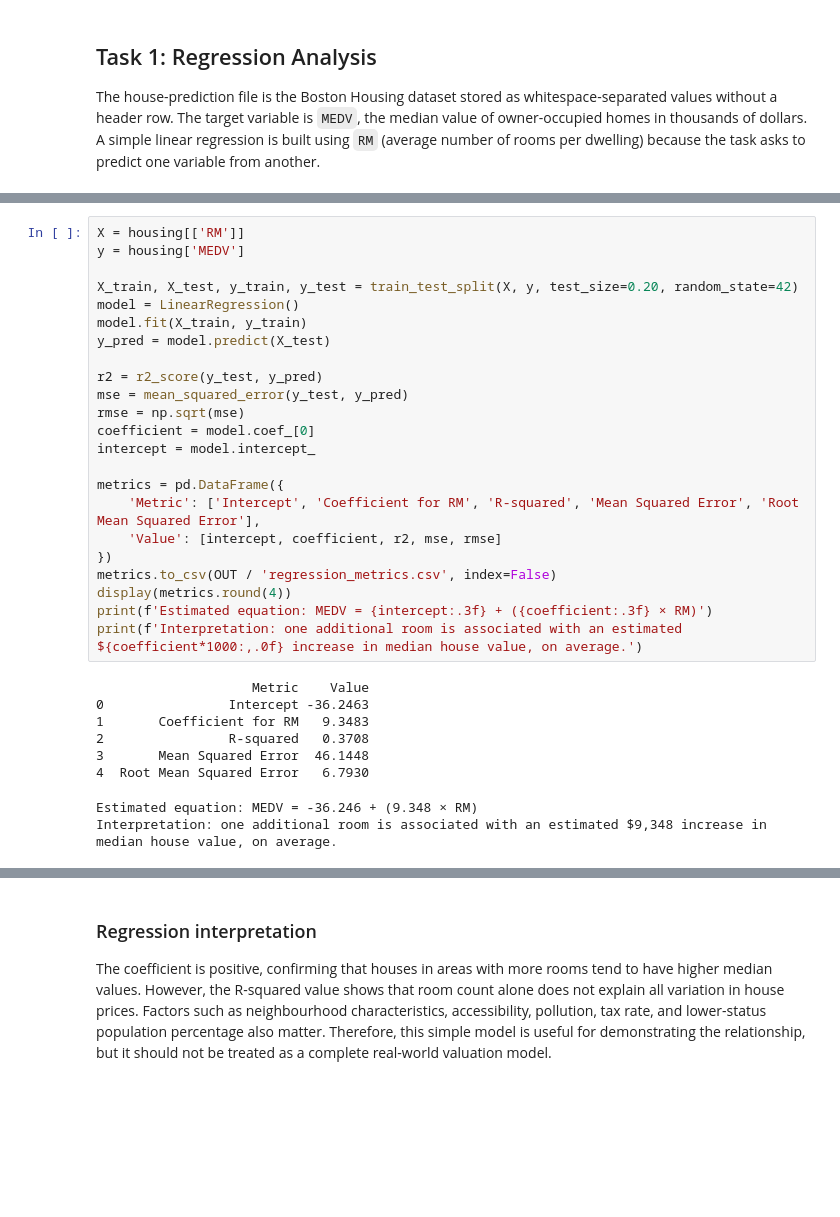
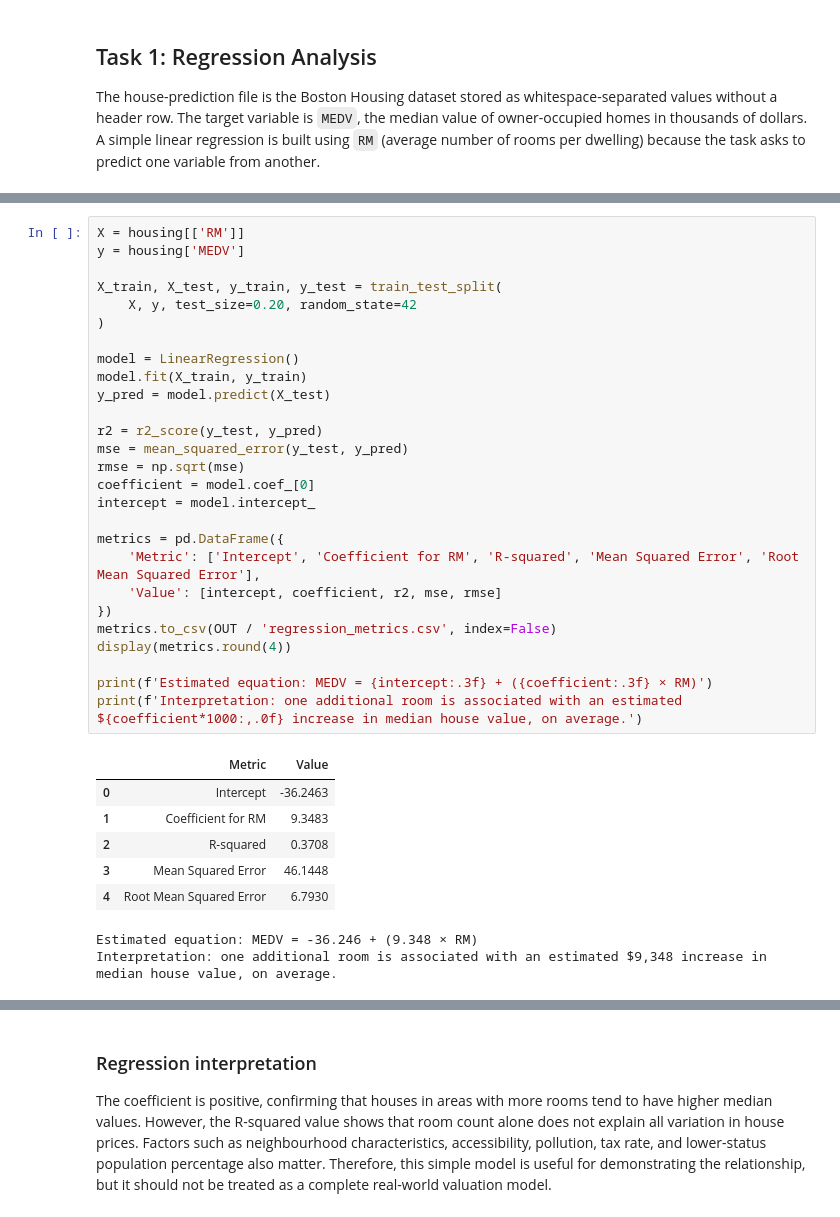
Before and after one commit to abubakar-r-salihawa/-codveda-data-analytics-internship, a Jupyter notebook: Level_2_Intermediate/Level_2_Regression_and_Time_Series.ipynb, the cells around one changed output, grey strips where cells are left out. Drawn from its saved outputs; the diff is of its cells as text; blank space fills up the shorter version.

```diff
--- a/Level_2_Intermediate/Level_2_Regression_and_Time_Series.ipynb
+++ b/Level_2_Intermediate/Level_2_Regression_and_Time_Series.ipynb
@@ -63,35 +62,39 @@ max      8.780   50.000
 # %%
 X = housing[['RM']]
 y = housing['MEDV']
 
-X_train, X_test, y_train, y_test = train_test_split(X, y, test_size=0.20, random_state=42)
+X_train, X_test, y_train, y_test = train_test_split(
+    X, y, test_size=0.20, random_state=42
+)
+
 model = LinearRegression()
 model.fit(X_train, y_train)
 y_pred = model.predict(X_test)
 
 r2 = r2_score(y_test, y_pred)
 mse = mean_squared_error(y_test, y_pred)
 rmse = np.sqrt(mse)
 coefficient = model.coef_[0]
 intercept = model.intercept_
 
 metrics = pd.DataFrame({
     'Metric': ['Intercept', 'Coefficient for RM', 'R-squared', 'Mean Squared Error', 'Root Mean Squared Error'],
     'Value': [intercept, coefficient, r2, mse, rmse]
 })
 metrics.to_csv(OUT / 'regression_metrics.csv', index=False)
 display(metrics.round(4))
+
 print(f'Estimated equation: MEDV = {intercept:.3f} + ({coefficient:.3f} × RM)')
 print(f'Interpretation: one additional room is associated with an estimated ${coefficient*1000:,.0f} increase in median house value, on average.')
 # %% [output]
+|  | Metric | Value |
+| 0 | Intercept | -36.2463 |
+| 1 | Coefficient for RM | 9.3483 |
+| 2 | R-squared | 0.3708 |
+| 3 | Mean Squared Error | 46.1448 |
+| 4 | Root Mean Squared Error | 6.7930 |
-                    Metric    Value
-0                Intercept -36.2463
-1       Coefficient for RM   9.3483
-2                R-squared   0.3708
-3       Mean Squared Error  46.1448
-4  Root Mean Squared Error   6.7930
+Estimated equation: MEDV = -36.246 + (9.348 × RM)
+Interpretation: one additional room is associated with an estimated $9,348 increase in median house value, on average.
-Estimated equation: MEDV = -36.246 + (9.348 × RM)
-Interpretation: one additional room is associated with an estimated $9,348 increase in median house value, on average.
 # %%
 plt.figure(figsize=(9, 6))
 plt.scatter(X_test['RM'], y_test, alpha=0.75, label='Actual test observations')
```
Also changed, not shown: parts of 6 cells of this notebook, 31 other files.
